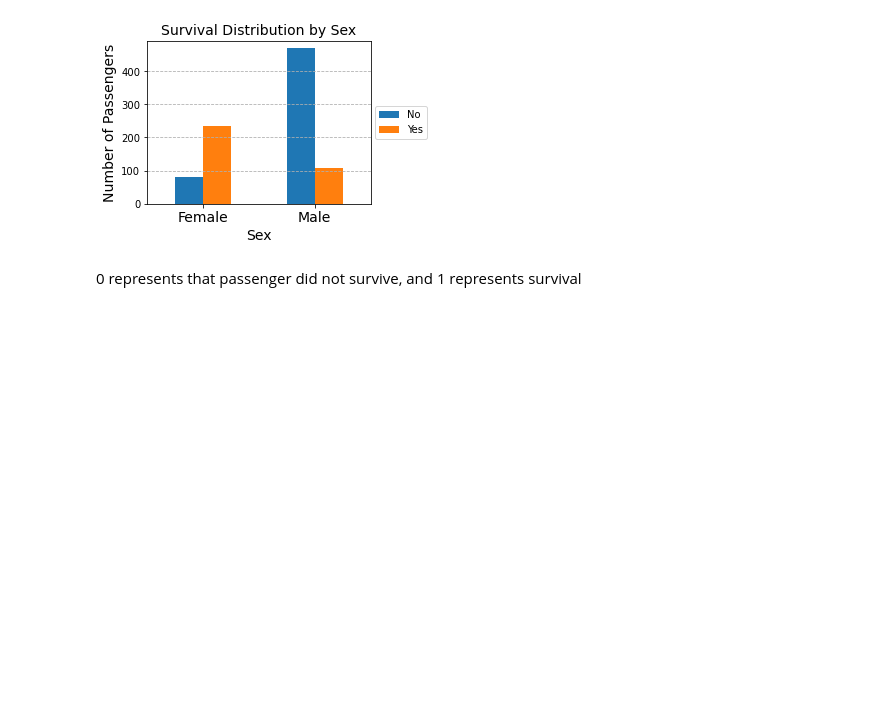
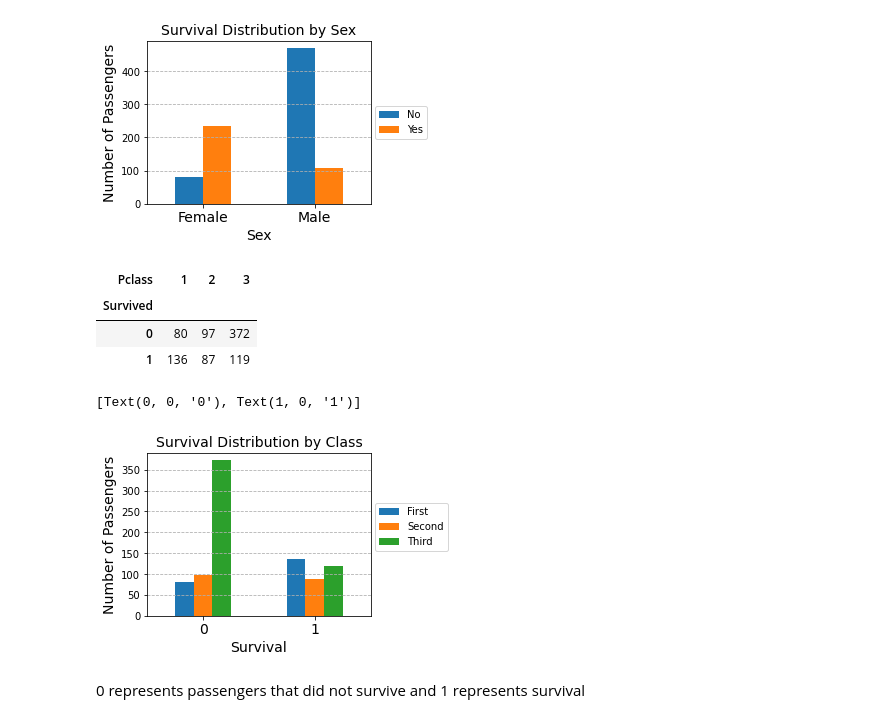
Before and after one commit to pdtTech/Titanic, a Jupyter notebook: Titanic Team Project.ipynb, the cells around one changed output. Saved outputs shown, nothing was run; the diff lists cells and outputs as text; code cells hidden in the pictures; blank space fills up the shorter version.

```diff
--- a/Titanic Team Project.ipynb
+++ b/Titanic Team Project.ipynb
@@ -322,5 +376,25 @@ ax2.set_xticklabels(['Female','Male'])
 # %% [output]
 [Text(0, 0, 'Female'), Text(1, 0, 'Male')]
 [figure]
+# %%
+CrossTab2=pd.crosstab(index=train_data["Survived"], columns=train_data['Pclass'])
+CrossTab2
+# %% [output]
+| Pclass | 1 | 2 | 3 |
+| Survived |  |  |  |
+| 0 | 80 | 97 | 372 |
+| 1 | 136 | 87 | 119 |
+# %%
+ax2 = CrossTab2.plot(kind='bar', figsize=(4,3))
+plt.xticks(rotation='horizontal', fontsize=14)
+plt.xlabel('Survival',fontsize=14)
+plt.ylabel('Number of Passengers', fontsize=14)
+plt.legend(labels=("First","Second","Third"), loc=(1.02,.4))
+plt.title("Survival Distribution by Class")
+plt.grid(axis='y', linestyle = '--')
+ax2.set_xticklabels(['0','1'])
+# %% [output]
+[Text(0, 0, '0'), Text(1, 0, '1')]
+[figure, added]
 # %% [markdown]
-0 represents that passenger did not survive, and 1 represents survival
+0 represents passengers that did not survive and 1 represents survival
```
Also changed, not shown: parts of 59 cells of this notebook.
